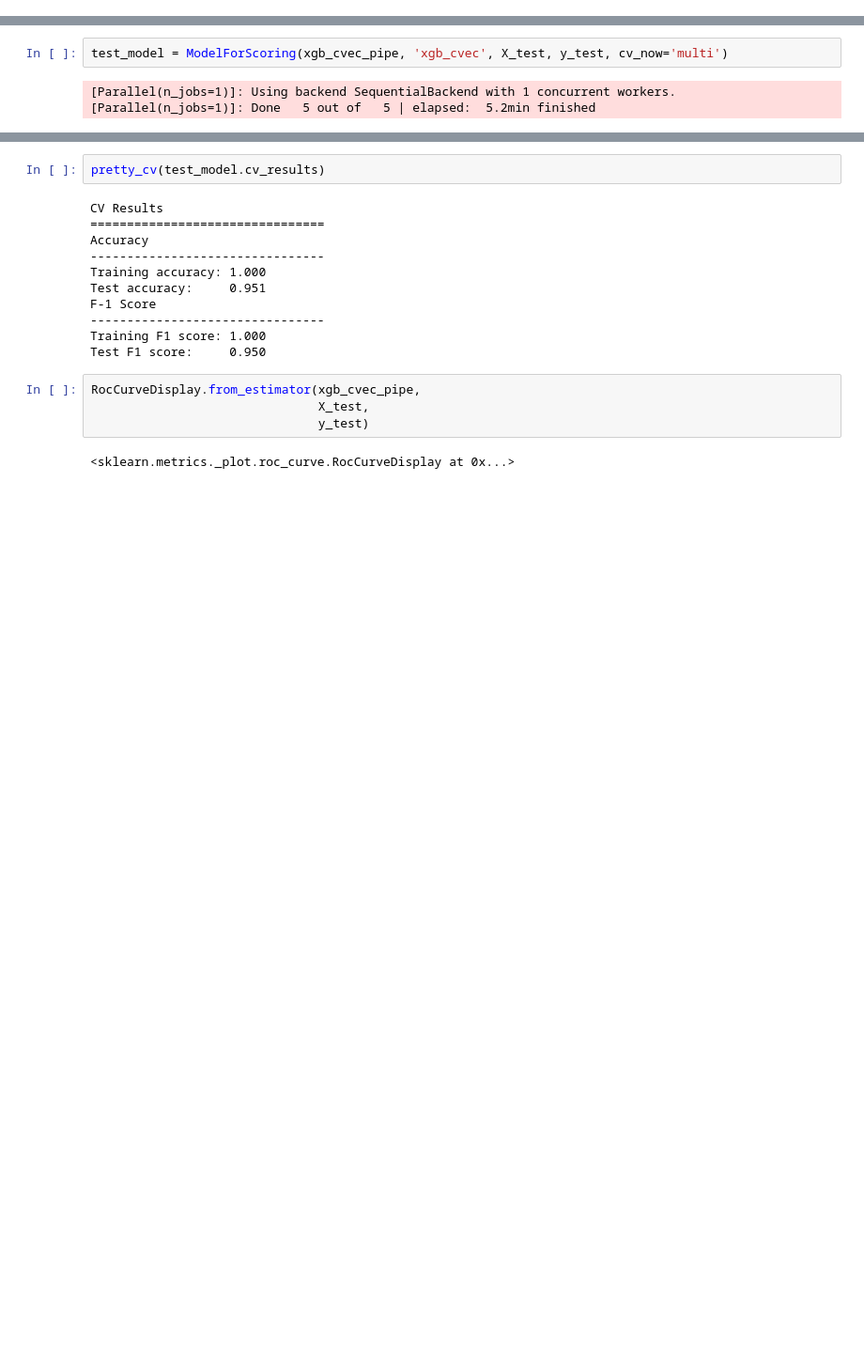
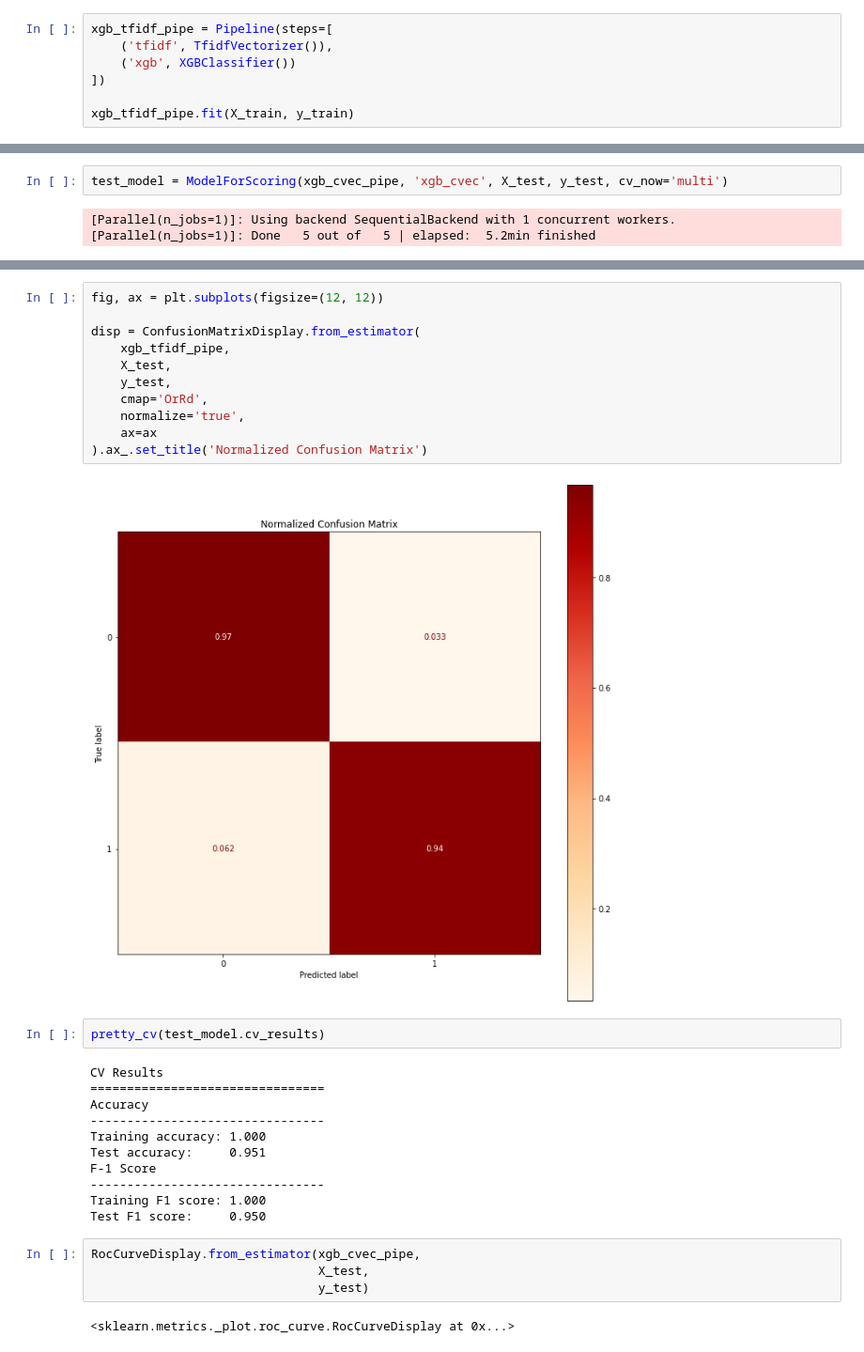
Before and after one commit to toastdeini/Wikipedia-article-quality, a Jupyter notebook: prep/Exploratory_Analysis.ipynb, the cells around one changed output, grey strips where cells are left out. Shown at 94% size. Cells and saved outputs as stored; diff of their text form; blank space fills up the shorter version.

```diff
--- a/prep/Exploratory_Analysis.ipynb
+++ b/prep/Exploratory_Analysis.ipynb
@@ -1074,3 +1098,10 @@ Pipeline(steps=[('cvec', CountVectorizer(max_features=50000)),
                                reg_alpha=0, reg_lambda=1, scale_pos_weight=1,
                                subsample=1, tree_method='exact',
                                validate_parameters=1, verbosity=None))])
+# %%
+xgb_tfidf_pipe = Pipeline(steps=[
+    ('tfidf', TfidfVectorizer()),
+    ('xgb', XGBClassifier())
+])
+
+xgb_tfidf_pipe.fit(X_train, y_train)
@@ -1086,3 +1147,16 @@ test_model = ModelForScoring(xgb_cvec_pipe, 'xgb_cvec', X_test, y_test, cv_now='
+# %%
+fig, ax = plt.subplots(figsize=(12, 12))
+
+disp = ConfusionMatrixDisplay.from_estimator(
+    xgb_tfidf_pipe,
+    X_test,
+    y_test,
+    cmap='OrRd',
+    normalize='true',
+    ax=ax
+).ax_.set_title('Normalized Confusion Matrix')
+# %% [output]
+[figure, added]
 # %%
 pretty_cv(test_model.cv_results)
 # %% [output]
```
Also changed, not shown: parts of 12 cells of this notebook.
